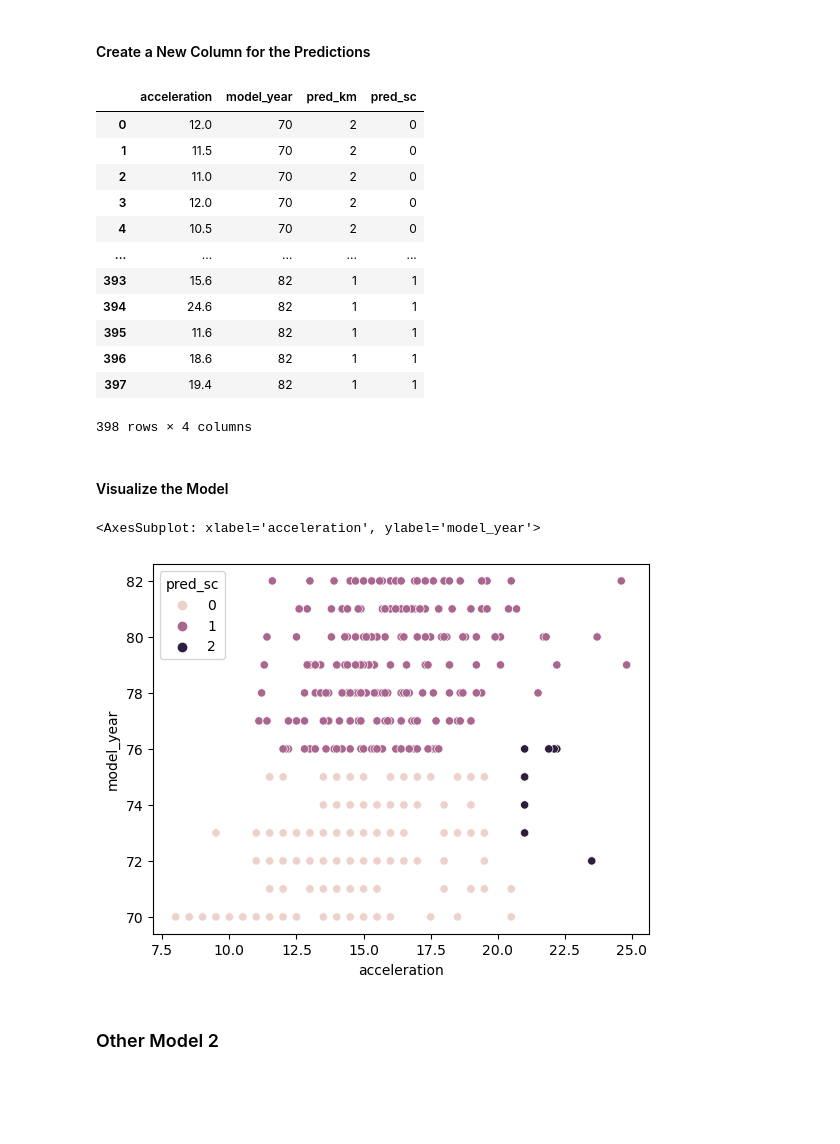
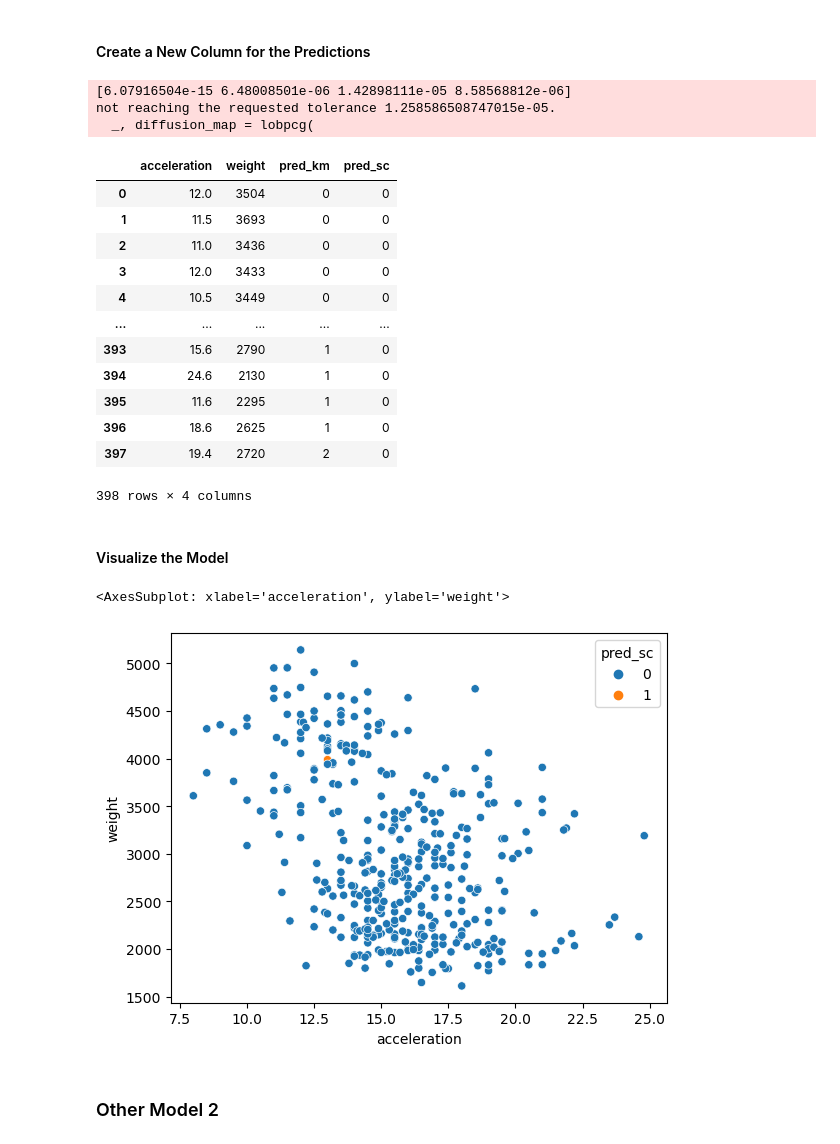
Before and after one commit to Axxst/resolving-machine-learning-python, a Jupyter notebook: 05_The k-Means & Unsupervised Clustering Models/05C_clustering-kmeans_practice_blank.ipynb, the cells around one changed output. Saved outputs shown, nothing was run; the diff lists cells and outputs as text; code cells hidden in the pictures; blank space fills up the shorter version.

```diff
--- a/05_The k-Means & Unsupervised Clustering Models/05C_clustering-kmeans_practice_blank.ipynb
+++ b/05_The k-Means & Unsupervised Clustering Models/05C_clustering-kmeans_practice_blank.ipynb
@@ -34,7 +34,7 @@ df_mpg.sample(5)
 
 - Select 2 columns for the modelling
 # %%
-df_select = df_mpg[['acceleration', 'model_year']]
+df_select = df_mpg[['acceleration', 'weight']]
 # %% [markdown]
 ## Data `preprocessing`
 
@@ -173,33 +173,37 @@ df_select
 398 rows × 2 columns
 # %%
-pred_sc = model_sc.fit_predict(X=df_select)
+pred_sc = model_sc.fit_predict(X=df_scaled)
 # %% [markdown]
 #### Create a New Column for the Predictions
 # %%
 df_pred['pred_sc'] = model_sc.fit_predict(X=df_select)
+# %% [output]
+[6.07916504e-15 6.48008501e-06 1.42898111e-05 8.58568812e-06]
+not reaching the requested tolerance 1.258586508747015e-05.
+  _, diffusion_map = lobpcg(
 # %%
 df_pred
 # %% [output]
-|  | acceleration | model_year | pred_km | pred_sc |
-| 0 | 12.0 | 70 | 2 | 0 |
-| 1 | 11.5 | 70 | 2 | 0 |
-| 2 | 11.0 | 70 | 2 | 0 |
-| 3 | 12.0 | 70 | 2 | 0 |
-| 4 | 10.5 | 70 | 2 | 0 |
+|  | acceleration | weight | pred_km | pred_sc |
+| 0 | 12.0 | 3504 | 0 | 0 |
+| 1 | 11.5 | 3693 | 0 | 0 |
+| 2 | 11.0 | 3436 | 0 | 0 |
+| 3 | 12.0 | 3433 | 0 | 0 |
+| 4 | 10.5 | 3449 | 0 | 0 |
 | ... | ... | ... | ... | ... |
-| 393 | 15.6 | 82 | 1 | 1 |
-| 394 | 24.6 | 82 | 1 | 1 |
-| 395 | 11.6 | 82 | 1 | 1 |
-| 396 | 18.6 | 82 | 1 | 1 |
-| 397 | 19.4 | 82 | 1 | 1 |
+| 393 | 15.6 | 2790 | 1 | 0 |
+| 394 | 24.6 | 2130 | 1 | 0 |
+| 395 | 11.6 | 2295 | 1 | 0 |
+| 396 | 18.6 | 2625 | 1 | 0 |
+| 397 | 19.4 | 2720 | 2 | 0 |
 398 rows × 4 columns
 # %% [markdown]
 #### Visualize the Model
 # %%
-sns.scatterplot(data=df_pred,x='acceleration', y='model_year', hue='pred_sc')
+sns.scatterplot(data=df_pred,x='acceleration', y='weight', hue='pred_sc')
 # %% [output]
-<AxesSubplot: xlabel='acceleration', ylabel='model_year'>
+<AxesSubplot: xlabel='acceleration', ylabel='weight'>
-[figure, old version]
+[figure, new version]
 # %% [markdown]
 ### Other Model 2
 # %% [markdown]
```
Also changed, not shown: parts of 13 cells of this notebook, 1 other file.
